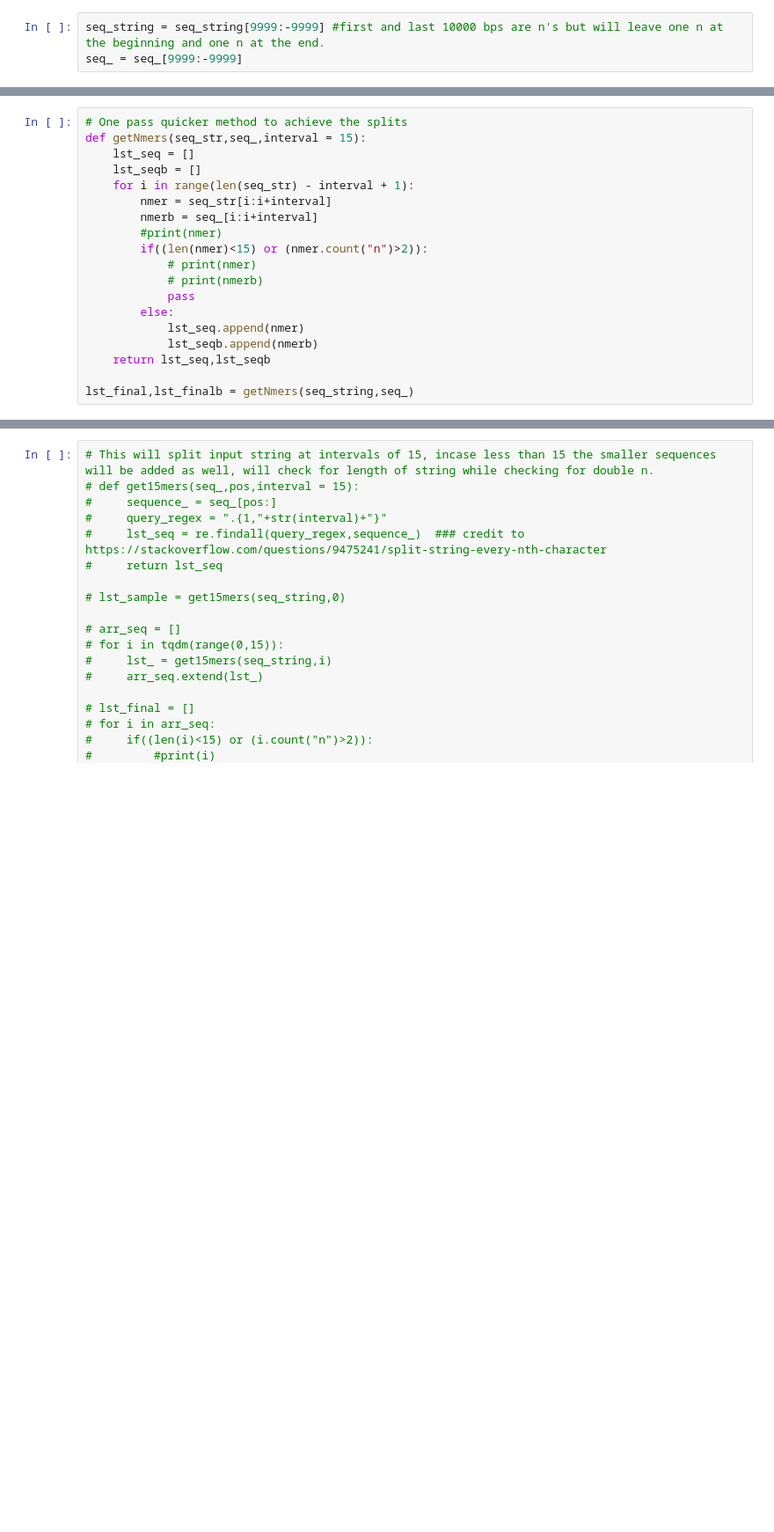
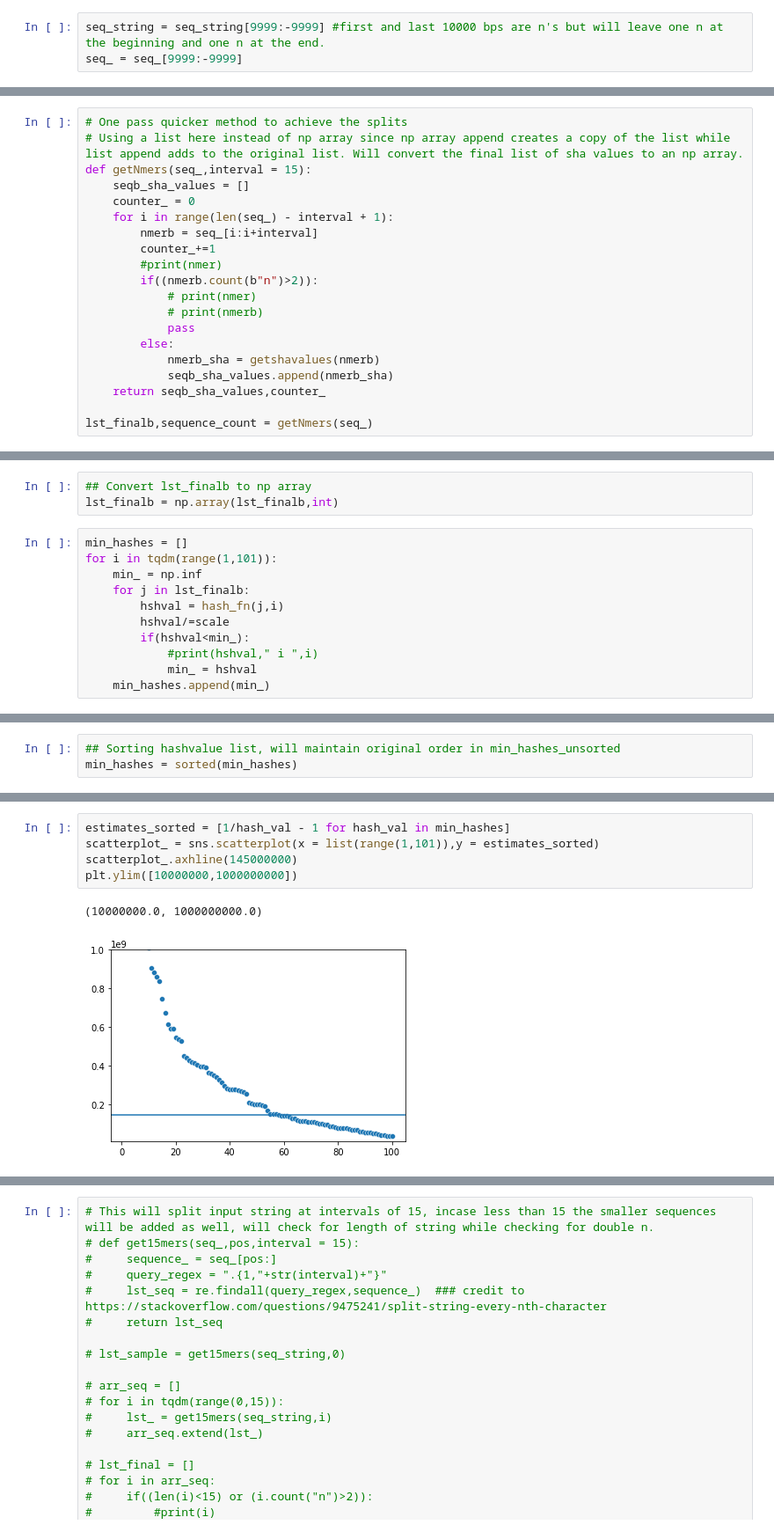
Before and after one commit to VenugopalBhatia/BIS_634, a Jupyter notebook: Assignments/HW_25Sep/HW_25sep_Ex2.ipynb, the cells around one changed output, grey strips where cells are left out. Shown at 88% size. Cells and saved outputs as stored; diff of their text form; blank space fills up the shorter version.

```diff
--- a/Assignments/HW_25Sep/HW_25sep_Ex2.ipynb
+++ b/Assignments/HW_25Sep/HW_25sep_Ex2.ipynb
@@ -25,19 +39,20 @@ seq_ = seq_[9999:-9999]
 # %%
 # One pass quicker method to achieve the splits
-def getNmers(seq_str,seq_,interval = 15):
-    lst_seq = []
-    lst_seqb = []
-    for i in range(len(seq_str) - interval + 1):
-        nmer = seq_str[i:i+interval]
+# Using a list here instead of np array since np array append creates a copy of the list while list append adds to the original list. Will convert the final list of sha values to an np array.
+def getNmers(seq_,interval = 15):
+    seqb_sha_values = []
+    counter_ = 0
+    for i in range(len(seq_) - interval + 1):
         nmerb = seq_[i:i+interval]
+        counter_+=1
         #print(nmer)
-        if((len(nmer)<15) or (nmer.count("n")>2)):
+        if((nmerb.count(b"n")>2)):
             # print(nmer)
             # print(nmerb)
             pass
         else:
-            lst_seq.append(nmer)
-            lst_seqb.append(nmerb)
-    return lst_seq,lst_seqb
+            nmerb_sha = getshavalues(nmerb)
+            seqb_sha_values.append(nmerb_sha)
+    return seqb_sha_values,counter_
 
-lst_final,lst_finalb = getNmers(seq_string,seq_)
+lst_finalb,sequence_count = getNmers(seq_)
@@ -43,0 +65,14 @@ lst_final,lst_finalb = getNmers(seq_string,seq_)
+# %%
+## Convert lst_finalb to np array
+lst_finalb = np.array(lst_finalb,int)
+# %%
+min_hashes = []
+for i in tqdm(range(1,101)):
+    min_ = np.inf
+    for j in lst_finalb:
+        hshval = hash_fn(j,i)
+        hshval/=scale
+        if(hshval<min_):
+            #print(hshval," i ",i)
+            min_ = hshval
+    min_hashes.append(min_)
@@ -43,0 +99,3 @@ lst_final,lst_finalb = getNmers(seq_string,seq_)
+# %%
+## Sorting hashvalue list, will maintain original order in min_hashes_unsorted
+min_hashes = sorted(min_hashes)
@@ -43,0 +136,8 @@ lst_final,lst_finalb = getNmers(seq_string,seq_)
+# %%
+estimates_sorted = [1/hash_val - 1 for hash_val in min_hashes]
+scatterplot_ = sns.scatterplot(x = list(range(1,101)),y = estimates_sorted)
+scatterplot_.axhline(145000000)
+plt.ylim([10000000,1000000000])
+# %% [output]
+(10000000.0, 1000000000.0)
+[figure, added]
```
Also changed, not shown: parts of 20 cells of this notebook, 2 other files.
